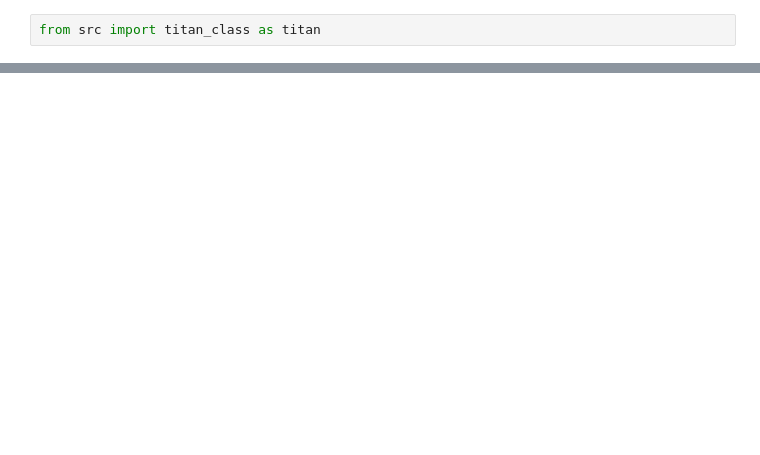
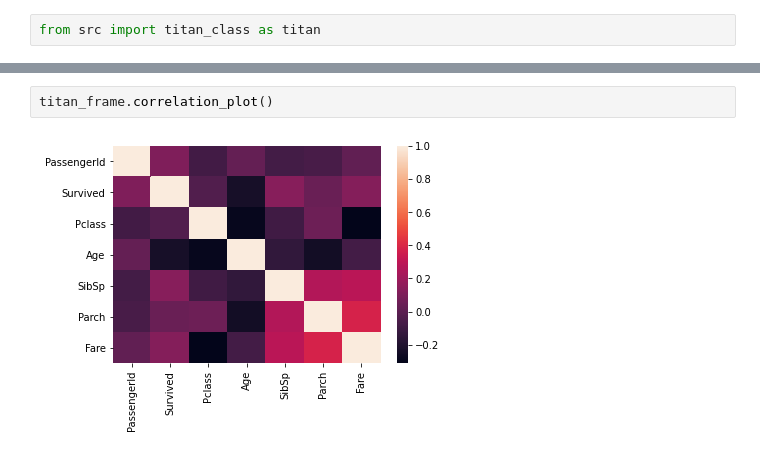
Before and after one commit to Dibmar/Data_Analisys, a Jupyter notebook: templates/main.ipynb, the cells around one changed output, grey strips where cells are left out. Saved outputs shown, nothing was run; the diff lists cells and outputs as text; blank space fills up the shorter version.

```diff
--- a/templates/main.ipynb
+++ b/templates/main.ipynb
@@ -42,0 +55,4 @@ AttributeError: 'str' object has no attribute 'sum'
+# %%
+titan_frame.correlation_plot()
+# %% [output]
+[figure, added]
```
Also changed, not shown: parts of 5 cells of this notebook, 7 other files.
